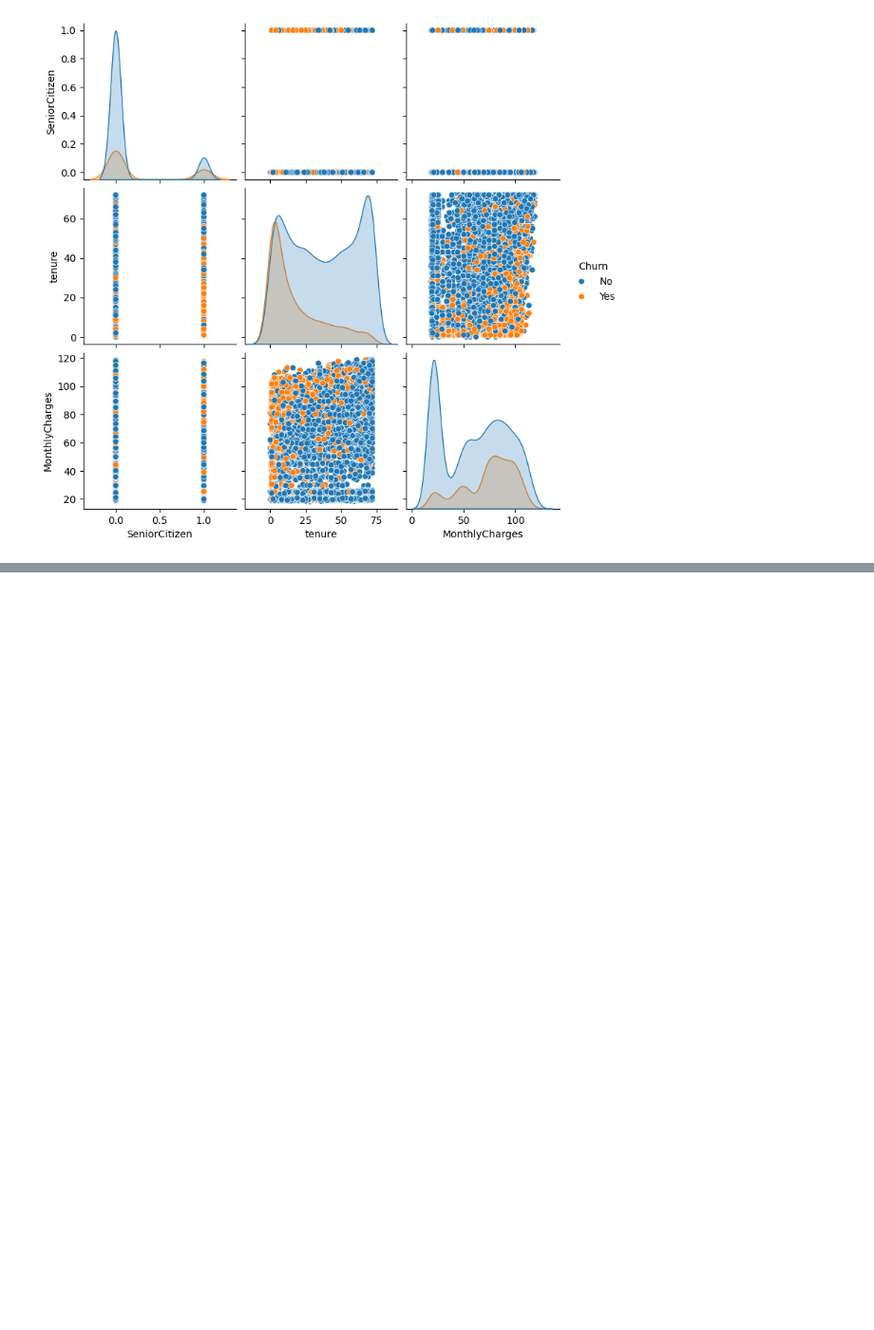
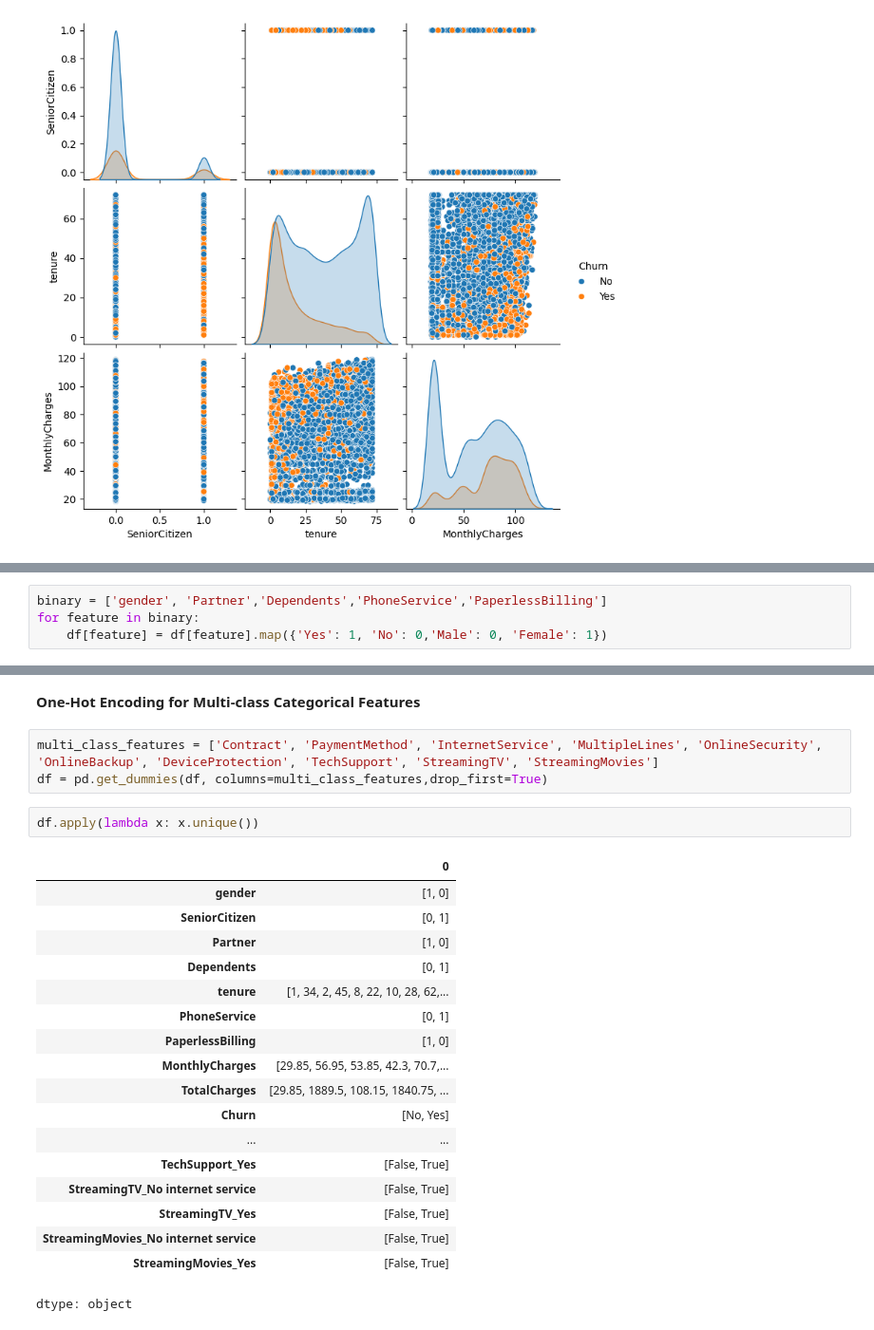
Before and after one commit to udan2006/Telco_Customer_churn, a Jupyter notebook: ML_CW.ipynb, the cells around one changed output, grey strips where cells are left out. Shown: that part at 95% size. Cells and saved outputs as stored; diff of their text form; blank space fills up the shorter version.

```diff
--- a/ML_CW.ipynb
+++ b/ML_CW.ipynb
@@ -199,0 +299,4 @@ plt.show()
+# %%
+binary = ['gender', 'Partner','Dependents','PhoneService','PaperlessBilling']
+for feature in binary:
+    df[feature] = df[feature].map({'Yes': 1, 'No': 0,'Male': 0, 'Female': 1})
@@ -199,0 +323,26 @@ plt.show()
+# %% [markdown]
+**One-Hot Encoding for Multi-class Categorical Features**
+# %%
+multi_class_features = ['Contract', 'PaymentMethod', 'InternetService', 'MultipleLines', 'OnlineSecurity', 'OnlineBackup', 'DeviceProtection', 'TechSupport', 'StreamingTV', 'StreamingMovies']
+df = pd.get_dummies(df, columns=multi_class_features,drop_first=True)
+# %%
+df.apply(lambda x: x.unique())
+# %% [output]
+|  | 0 |
+| gender | [1, 0] |
+| SeniorCitizen | [0, 1] |
+| Partner | [1, 0] |
+| Dependents | [0, 1] |
+| tenure | [1, 34, 2, 45, 8, 22, 10, 28, 62,... |
+| PhoneService | [0, 1] |
+| PaperlessBilling | [1, 0] |
+| MonthlyCharges | [29.85, 56.95, 53.85, 42.3, 70.7,... |
+| TotalCharges | [29.85, 1889.5, 108.15, 1840.75, ... |
+| Churn | [No, Yes] |
+| ... | ... |
+| TechSupport_Yes | [False, True] |
+| StreamingTV_No internet service | [False, True] |
+| StreamingTV_Yes | [False, True] |
+| StreamingMovies_No internet service | [False, True] |
+| StreamingMovies_Yes | [False, True] |
+dtype: object
```
Also changed, not shown: parts of 23 cells of this notebook.
